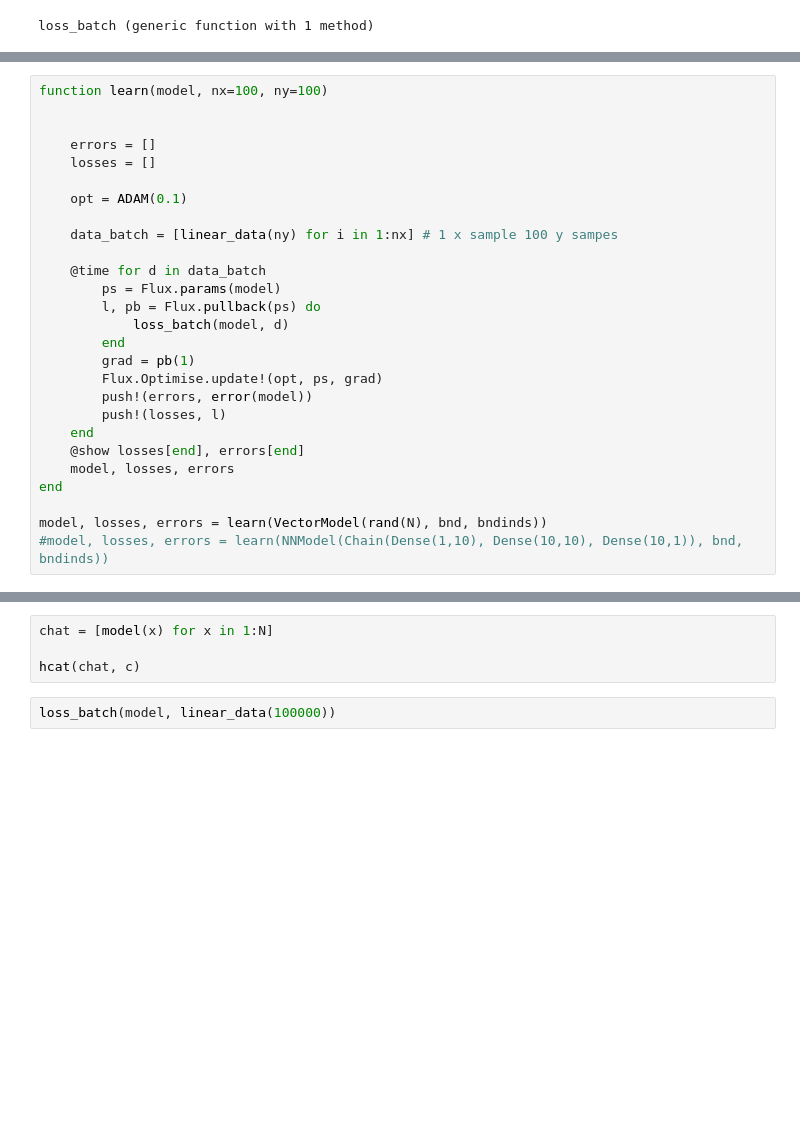
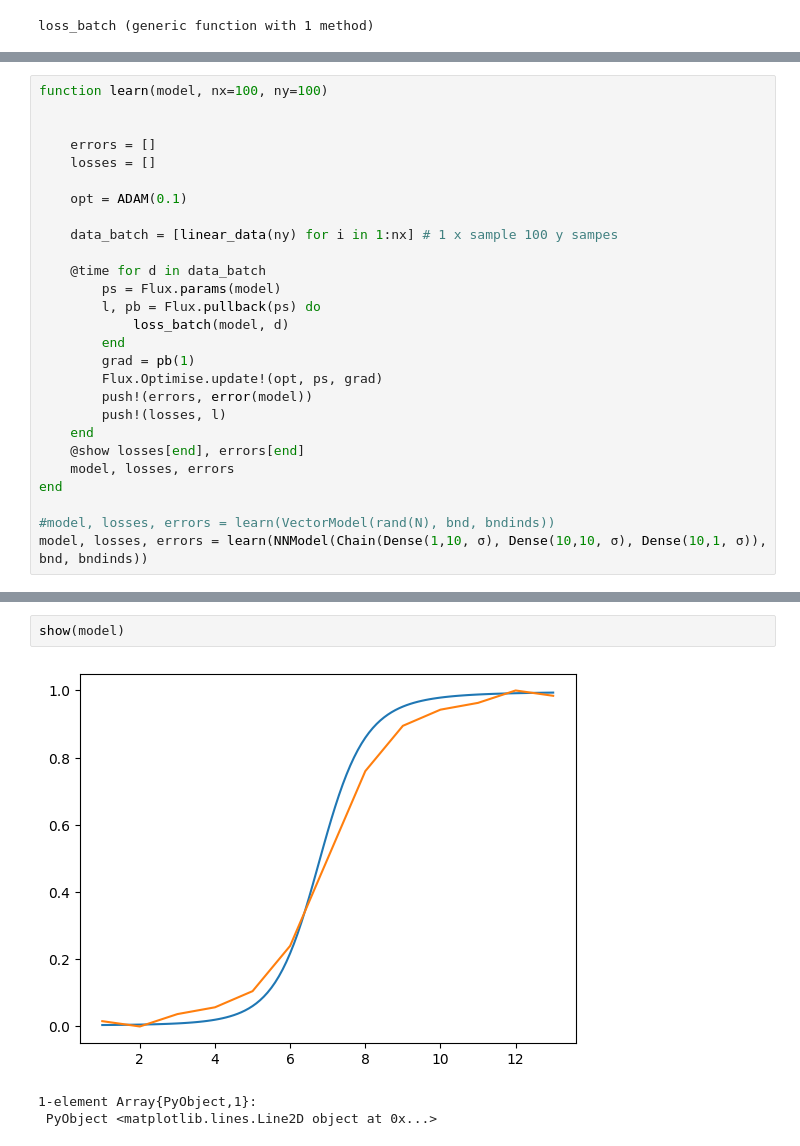
Before and after one commit to axsk/augmented-jump-chain, a Jupyter notebook: neurcomm.ipynb, the cells around one changed output, grey strips where cells are left out. Drawn from its saved outputs; the diff is of its cells as text; blank space fills up the shorter version.

```diff
--- a/neurcomm.ipynb
+++ b/neurcomm.ipynb
@@ -125,5 +200,5 @@ function learn(model, nx=100, ny=100)
     model, losses, errors
 end
 
-model, losses, errors = learn(VectorModel(rand(N), bnd, bndinds))
-#model, losses, errors = learn(NNModel(Chain(Dense(1,10), Dense(10,10), Dense(10,1)), bnd, bndinds))
+#model, losses, errors = learn(VectorModel(rand(N), bnd, bndinds))
+model, losses, errors = learn(NNModel(Chain(Dense(1,10, σ), Dense(10,10, σ), Dense(10,1, σ)), bnd, bndinds))
@@ -136,6 +220,6 @@ plot(losses)
-# %%
-chat = [model(x) for x in 1:N]
-
-hcat(chat, c)
-# %%
-loss_batch(model, linear_data(100000))
+# %%
+show(model)
+# %% [output]
+[figure, added]
+1-element Array{PyObject,1}:
+ PyObject <matplotlib.lines.Line2D object at 0x...>
```
Also changed, not shown: parts of 16 cells of this notebook.
